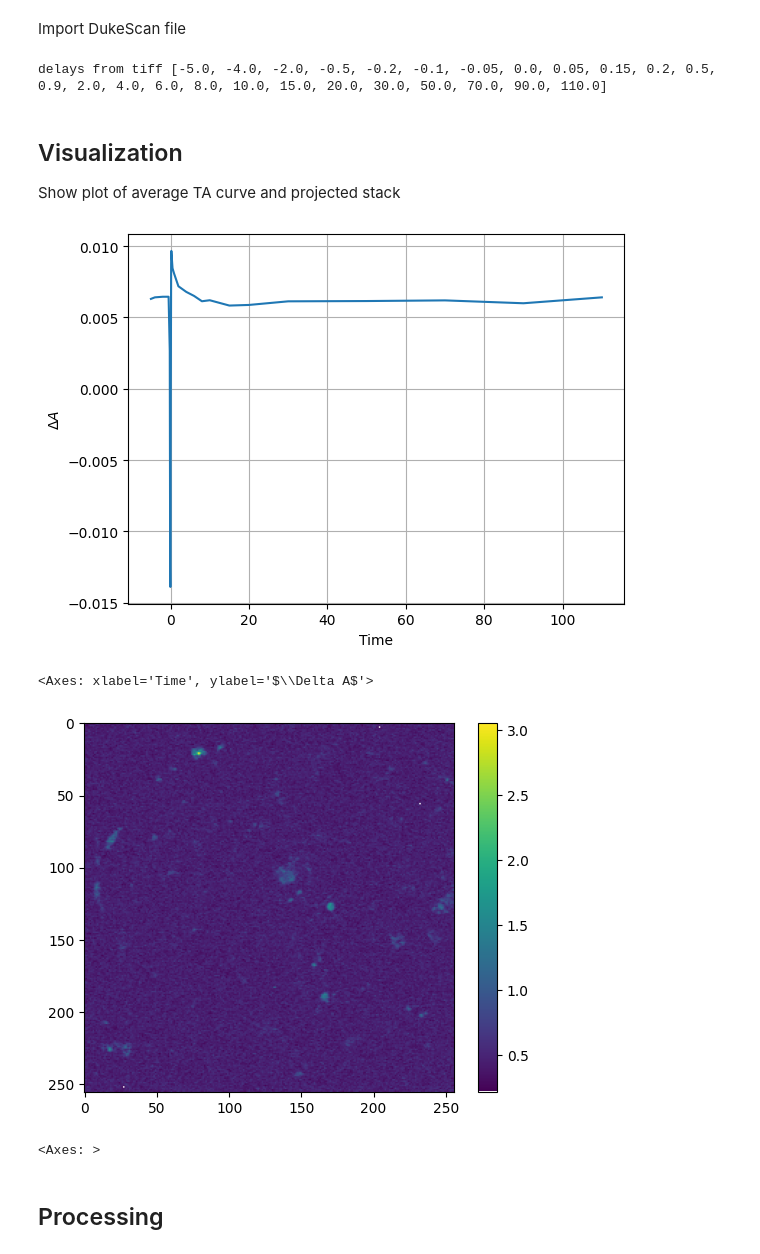
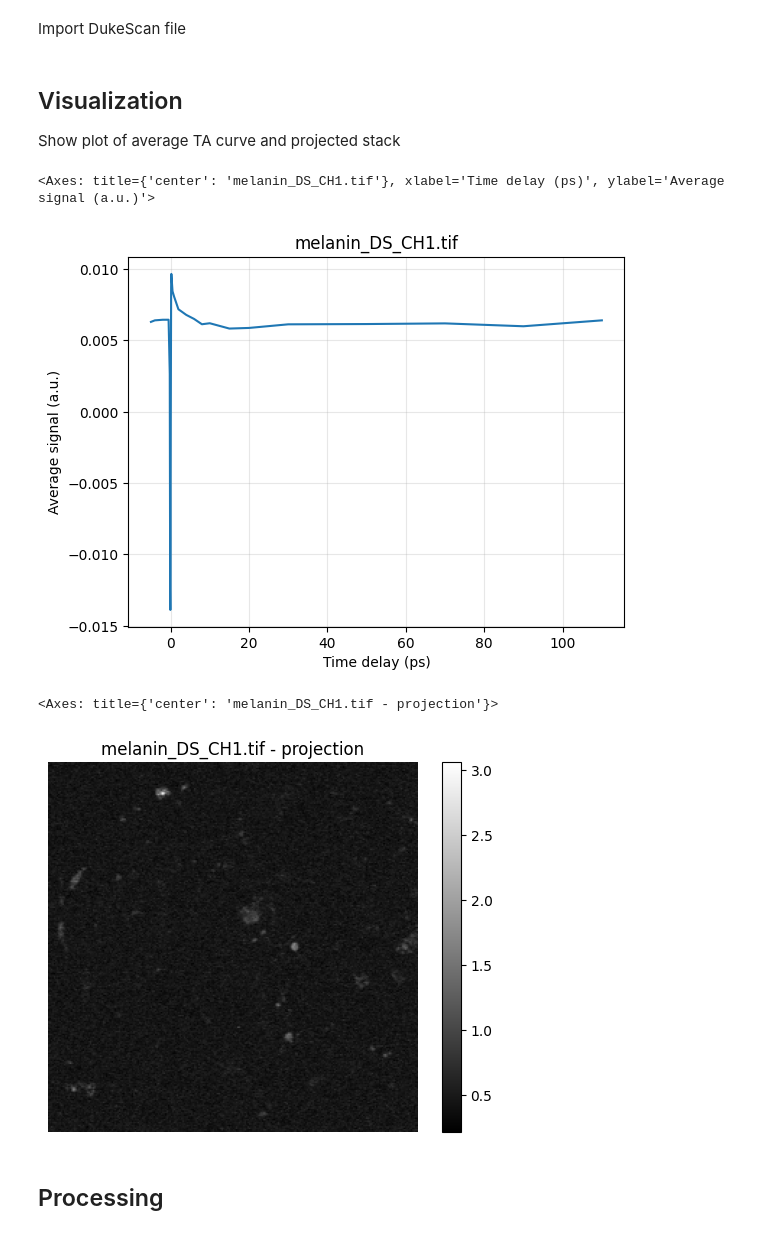
Before and after one commit to MCFLab/puprisa, a Jupyter notebook: examples/example.ipynb, the cells around one changed output. Drawn from its saved outputs; the diff is of its cells as text; code cells hidden in the pictures.

```diff
--- a/examples/example.ipynb
+++ b/examples/example.ipynb
@@ -11,23 +11,21 @@ import matplotlib.pyplot as plt
 Import DukeScan file
 # %%
 ROOT = next(p for p in (Path.cwd(), *Path.cwd().parents) if (p / "pyproject.toml").exists())
-filename = ROOT / "data" / "example_stack_DS_CH1.tif"
-stack = PPS(filename, dataType="DukeScan")
+filename = ROOT / "data" / "melanin_DS_CH1.tif"
+stack = PPS.load(filename)
-# %% [output]
-delays from tiff [-5.0, -4.0, -2.0, -0.5, -0.2, -0.1, -0.05, 0.0, 0.05, 0.15, 0.2, 0.5, 0.9, 2.0, 4.0, 6.0, 8.0, 10.0, 15.0, 20.0, 30.0, 50.0, 70.0, 90.0, 110.0]
 # %% [markdown]
 ## Visualization
 Show plot of average TA curve and projected stack
 # %%
-stack.avg_show()
+stack.plot_average_curve()
 # %% [output]
+<Axes: title={'center': 'melanin_DS_CH1.tif'}, xlabel='Time delay (ps)', ylabel='Average signal (a.u.)'>
-[figure, old version]
+[figure, new version]
-<Axes: xlabel='Time', ylabel='$\\Delta A$'>
 # %%
-stack.project_show()
+stack.plot_projection()
 # %% [output]
+<Axes: title={'center': 'melanin_DS_CH1.tif - projection'}>
-[figure, old version]
+[figure, new version]
-<Axes: >
 # %% [markdown]
 ## Processing
 # %% [markdown]
```
Also changed, not shown: parts of 9 cells of this notebook, 8 other files.
